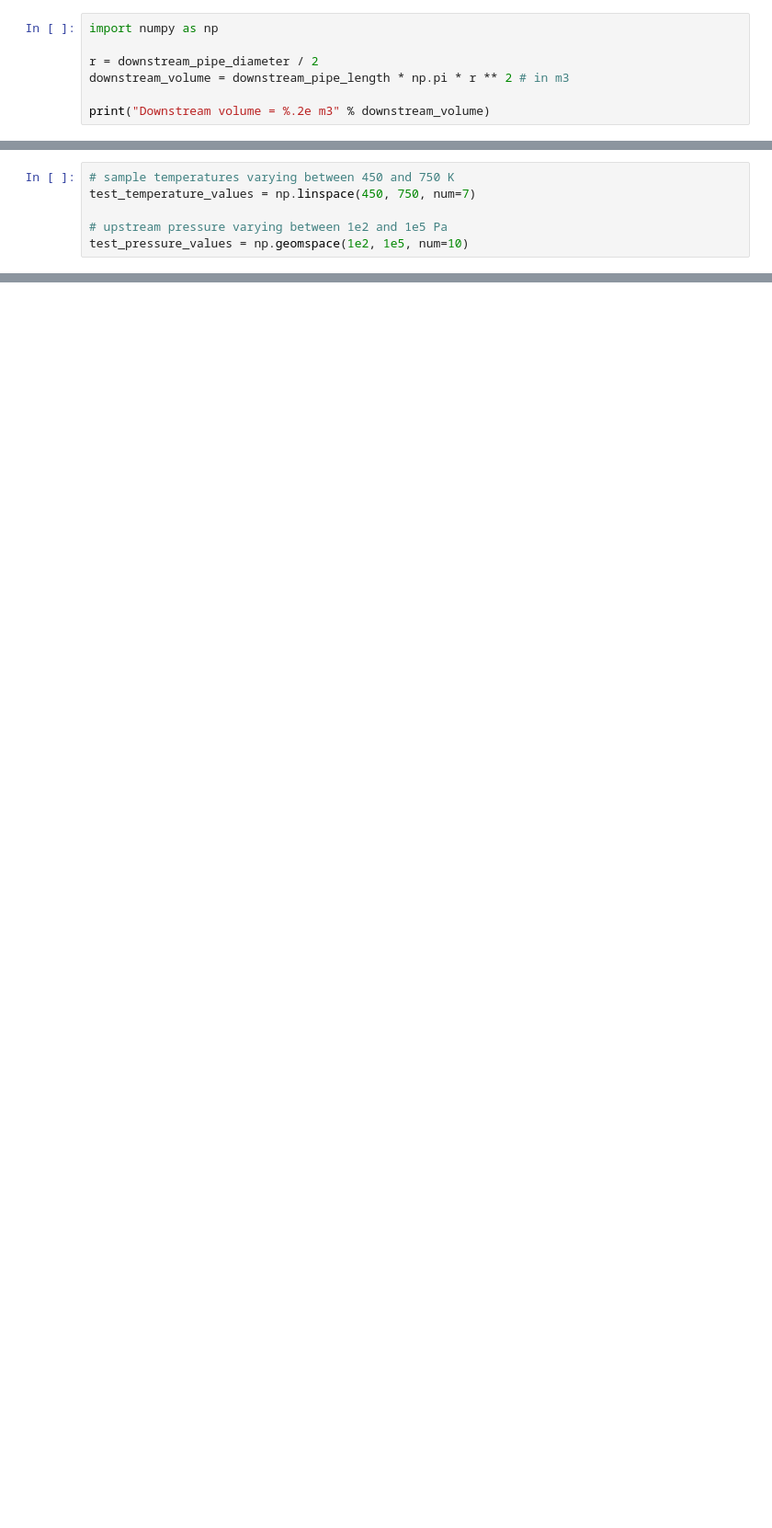
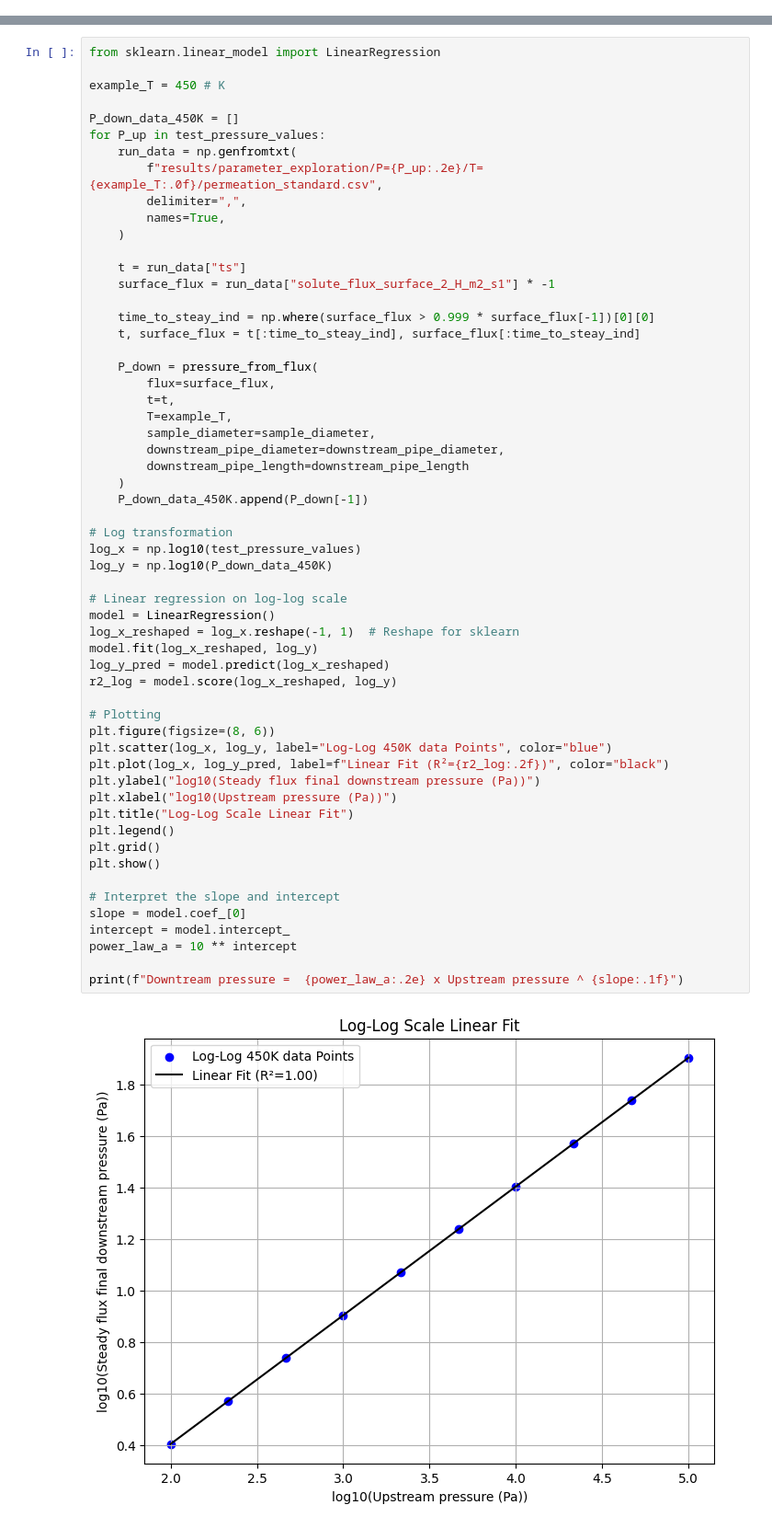
Before and after one commit to jhdark/MSPBPermSim, a Jupyter notebook: experimental_parameter_space/experimental_parameter_space_investigation.ipynb, the cells around one changed output, grey strips where cells are left out. Shown: that part at 92% size. Drawn from its saved outputs; the diff is of its cells as text; blank space fills up the shorter version.

Commit message:
experimental parameter space notebook clearer

```diff
--- a/experimental_parameter_space/experimental_parameter_space_investigation.ipynb
+++ b/experimental_parameter_space/experimental_parameter_space_investigation.ipynb
@@ -21,7 +0,0 @@ $$V = L \pi r^{2}$$
-# %%
-import numpy as np
-
-r = downstream_pipe_diameter / 2
-downstream_volume = downstream_pipe_length * np.pi * r ** 2 # in m3
-
-print("Downstream volume = %.2e m3" % downstream_volume)
@@ -32,6 +0,0 @@ With this, the potential ranges of sample temperatures and upstream pressures fo
-# %%
-# sample temperatures varying between 450 and 750 K
-test_temperature_values = np.linspace(450, 750, num=7)
-
-# upstream pressure varying between 1e2 and 1e5 Pa
-test_pressure_values = np.geomspace(1e2, 1e5, num=10)
@@ -637,0 +490,59 @@ Time stepping...
+# %%
+from sklearn.linear_model import LinearRegression
+
+example_T = 450 # K
+
+P_down_data_450K = []
+for P_up in test_pressure_values:
+    run_data = np.genfromtxt(
+        f"results/parameter_exploration/P={P_up:.2e}/T={example_T:.0f}/permeation_standard.csv",
+        delimiter=",",
+        names=True,
+    )
+
+    t = run_data["ts"]
+    surface_flux = run_data["solute_flux_surface_2_H_m2_s1"] * -1
+
+    time_to_steay_ind = np.where(surface_flux > 0.999 * surface_flux[-1])[0][0]
+    t, surface_flux = t[:time_to_steay_ind], surface_flux[:time_to_steay_ind]
+
+    P_down = pressure_from_flux(
+        flux=surface_flux,
+        t=t,
+        T=example_T,
+        sample_diameter=sample_diameter,
+        downstream_pipe_diameter=downstream_pipe_diameter,
+        downstream_pipe_length=downstream_pipe_length
+    )
+    P_down_data_450K.append(P_down[-1])
+
+# Log transformation
+log_x = np.log10(test_pressure_values)
+log_y = np.log10(P_down_data_450K)
+
+# Linear regression on log-log scale
+model = LinearRegression()
+log_x_reshaped = log_x.reshape(-1, 1)  # Reshape for sklearn
+model.fit(log_x_reshaped, log_y)
+log_y_pred = model.predict(log_x_reshaped)
+r2_log = model.score(log_x_reshaped, log_y)
+
+# Plotting
+plt.figure(figsize=(8, 6))
+plt.scatter(log_x, log_y, label="Log-Log 450K data Points", color="blue")
+plt.plot(log_x, log_y_pred, label=f"Linear Fit (R²={r2_log:.2f})", color="black")
+plt.ylabel("log10(Steady flux final downstream pressure (Pa))")
+plt.xlabel("log10(Upstream pressure (Pa))")
+plt.title("Log-Log Scale Linear Fit")
+plt.legend()
+plt.grid()
+plt.show()
+
+# Interpret the slope and intercept
+slope = model.coef_[0]
+intercept = model.intercept_
+power_law_a = 10 ** intercept
+
+print(f"Downtream pressure =  {power_law_a:.2e} x Upstream pressure ^ {slope:.1f}")
+# %% [output]
+[figure, added]
```
Also changed, not shown: parts of 46 cells of this notebook.
